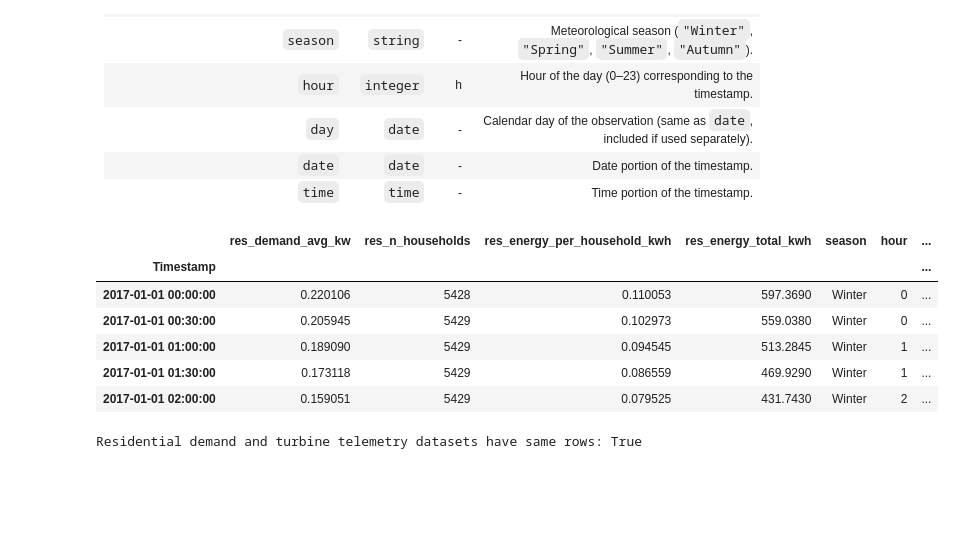
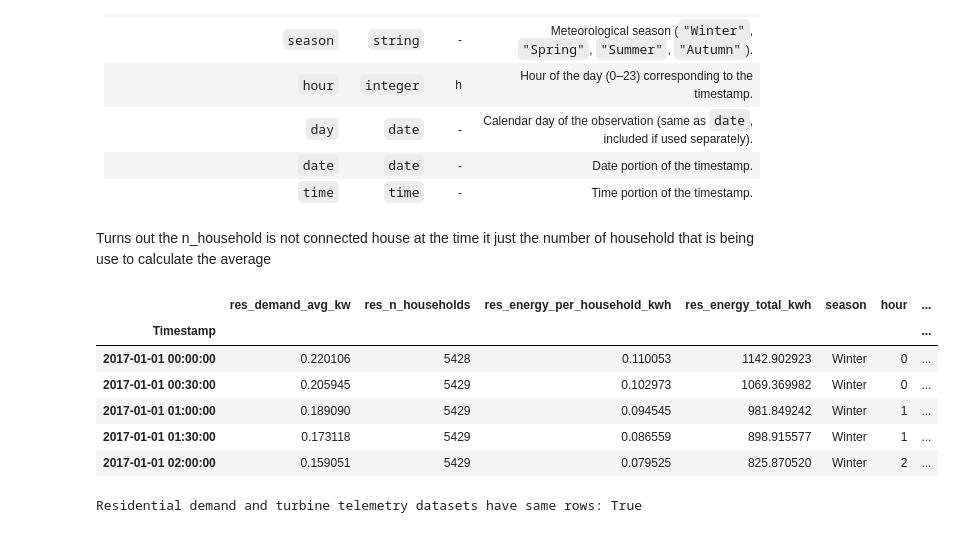
Before and after one commit to ryanabsar/AIB-Capstone-Project, a Jupyter notebook: 02_notebooks/95_Curtailment_Analysis.ipynb, the cells around one changed output. Cells and saved outputs as stored; diff of their text form; code cells hidden in the pictures; blank space fills up the shorter version.

```diff
--- a/02_notebooks/95_Curtailment_Analysis.ipynb
+++ b/02_notebooks/95_Curtailment_Analysis.ipynb
@@ -79,18 +79,25 @@ ts_tt.head()
 | `day`                          | `date`     | -    | Calendar day of the observation (same as `date`, included if used separately).                  |
 | `date`                         | `date`     | -    | Date portion of the timestamp.                                                                  |
 | `time`                         | `time`     | -    | Time portion of the timestamp.                                                                  |
+# %% [markdown]
+Turns out the n_household is not connected house at the time it just the number of household that is being use to calculate the average
 # %%
 # load residential demand dataset
 ts_rd = pd.read_csv(PROCESSED_DATASET_PATH / '250411_residential_demand_dataset_v1.csv', index_col=0)
+
+n_dwellings = 10385
+
+ts_rd['res_energy_total_kwh'] = ts_rd['res_energy_per_household_kwh'] * n_dwellings
+
 ts_rd.head()
 # %% [output]
 |  | res_demand_avg_kw | res_n_households | res_energy_per_household_kwh | res_energy_total_kwh | season | hour | ... |
 | Timestamp |  |  |  |  |  |  | ... |
-| 2017-01-01 00:00:00 | 0.220106 | 5428 | 0.110053 | 597.3690 | Winter | 0 | ... |
-| 2017-01-01 00:30:00 | 0.205945 | 5429 | 0.102973 | 559.0380 | Winter | 0 | ... |
-| 2017-01-01 01:00:00 | 0.189090 | 5429 | 0.094545 | 513.2845 | Winter | 1 | ... |
-| 2017-01-01 01:30:00 | 0.173118 | 5429 | 0.086559 | 469.9290 | Winter | 1 | ... |
-| 2017-01-01 02:00:00 | 0.159051 | 5429 | 0.079525 | 431.7430 | Winter | 2 | ... |
+| 2017-01-01 00:00:00 | 0.220106 | 5428 | 0.110053 | 1142.902923 | Winter | 0 | ... |
+| 2017-01-01 00:30:00 | 0.205945 | 5429 | 0.102973 | 1069.369982 | Winter | 0 | ... |
+| 2017-01-01 01:00:00 | 0.189090 | 5429 | 0.094545 | 981.849242 | Winter | 1 | ... |
+| 2017-01-01 01:30:00 | 0.173118 | 5429 | 0.086559 | 898.915577 | Winter | 1 | ... |
+| 2017-01-01 02:00:00 | 0.159051 | 5429 | 0.079525 | 825.870520 | Winter | 2 | ... |
 # %%
 print(f'Residential demand and turbine telemetry datasets have same rows: {ts_rd.shape[0] == ts_tt.shape[0]}')
 
```
Also changed, not shown: parts of 4 cells of this notebook, 3 other files.
